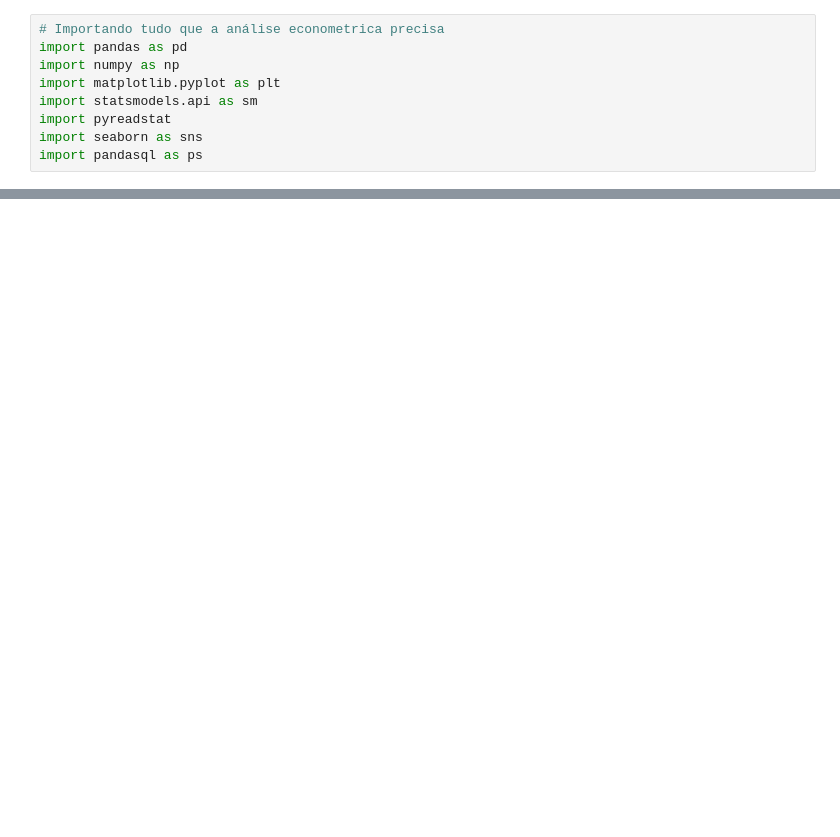
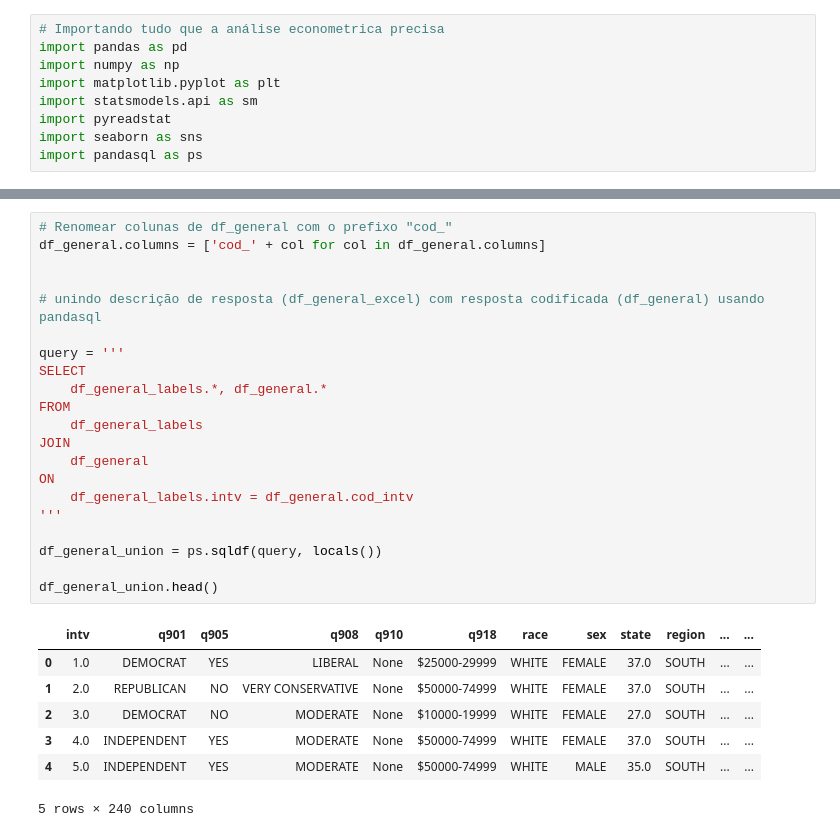
Before and after one commit to Schadenlord/pesquisa-comportamental, a Jupyter notebook: análise.ipynb, the cells around one changed output, grey strips where cells are left out. Cells and saved outputs as stored; diff of their text form; blank space fills up the shorter version.

```diff
--- a/análise.ipynb
+++ b/análise.ipynb
@@ -87,0 +73,29 @@ df_economists.head()
+# %%
+# Renomear colunas de df_general com o prefixo "cod_"
+df_general.columns = ['cod_' + col for col in df_general.columns]
+
+
+# unindo descrição de resposta (df_general_excel) com resposta codificada (df_general) usando pandasql
+
+query = '''
+SELECT
+    df_general_labels.*, df_general.*
+FROM
+    df_general_labels
+JOIN
+    df_general
+ON
+    df_general_labels.intv = df_general.cod_intv
+'''
+
+df_general_union = ps.sqldf(query, locals())
+
+df_general_union.head()
+# %% [output]
+|  | intv | q901 | q905 | q908 | q910 | q918 | race | sex | state | region | ... | ... |
+| 0 | 1.0 | DEMOCRAT | YES | LIBERAL | None | $25000-29999 | WHITE | FEMALE | 37.0 | SOUTH | ... | ... |
+| 1 | 2.0 | REPUBLICAN | NO | VERY CONSERVATIVE | None | $50000-74999 | WHITE | FEMALE | 37.0 | SOUTH | ... | ... |
+| 2 | 3.0 | DEMOCRAT | NO | MODERATE | None | $10000-19999 | WHITE | FEMALE | 27.0 | SOUTH | ... | ... |
+| 3 | 4.0 | INDEPENDENT | YES | MODERATE | None | $50000-74999 | WHITE | FEMALE | 37.0 | SOUTH | ... | ... |
+| 4 | 5.0 | INDEPENDENT | YES | MODERATE | None | $50000-74999 | WHITE | MALE | 35.0 | SOUTH | ... | ... |
+5 rows × 240 columns
```
Also changed, not shown: parts of 24 cells of this notebook.
